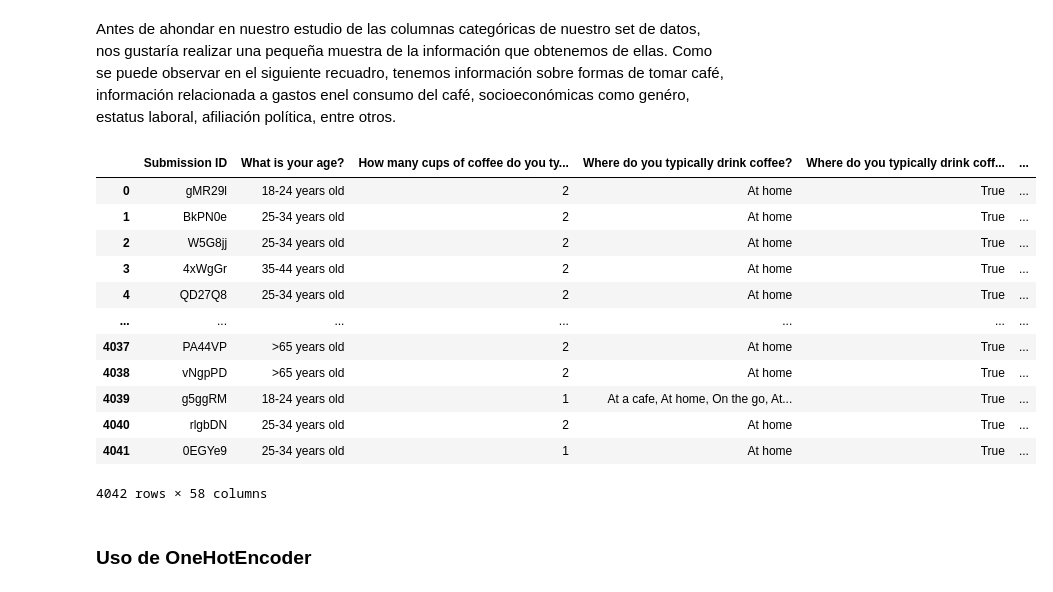
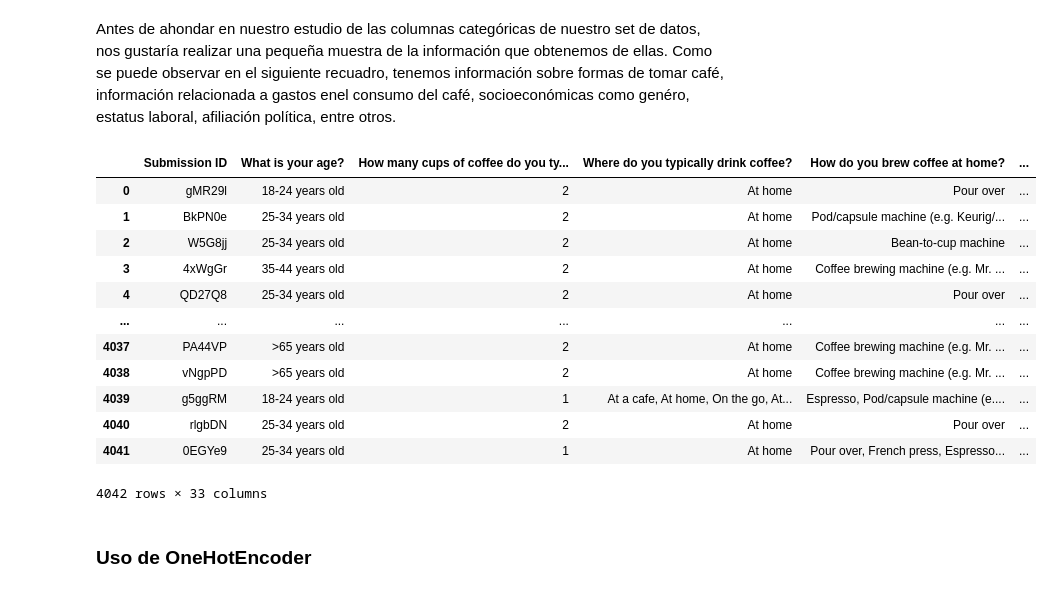
Before and after one commit to gabrielbr19/curso-ml, a Jupyter notebook: tarea1/tarea1_aprendizaje_automatico.ipynb, the cells around one changed output. Saved outputs shown, nothing was run; the diff lists cells and outputs as text; code cells hidden in the pictures.

```diff
--- a/tarea1/tarea1_aprendizaje_automatico.ipynb
+++ b/tarea1/tarea1_aprendizaje_automatico.ipynb
@@ -365,0 +357,11 @@ original_df_wo_columns_nulls_imputate_by_mean = imputate_by_mode(original_df_wit
+# %%
+def imputate_all_by_mode(dataframe):
+    df_copy = dataframe.copy()
+
+    for column in df_copy.columns:
+        mode = df_copy[column].mode()
+        df_copy[column] = df_copy[column].fillna(mode.iloc[0])
+
+    return df_copy
+
+df_a = imputate_all_by_mode(high_null_columns_removed)
@@ -382,19 +388,24 @@ Procedemos a definir una función que nos ayude a escalar los valores de las col
 # %%
 def scale_by_min_max_scaler(dataframe):
     """
-    Escala las columnas numéricas de un DataFrame utilizando MinMaxScaler.
+    Escala todas las columnas numéricas de un DataFrame utilizando MinMaxScaler.
 
     Args:
         dataframe: El DataFrame de pandas.
 
     Returns:
         El DataFrame con las columnas numéricas escaladas.
+    """
+    df_copy = dataframe.copy()
 
-        """
-    df_copy = dataframe.copy()
-    for columna in df_copy.select_dtypes(include=['number']):
-        scaler = MinMaxScaler()
-        df_copy[columna] = scaler.fit_transform(df_copy[[columna]])
+    # Select numerical columns
+    num_cols = df_copy.select_dtypes(include=['number']).columns
+
+    # Initialize a single MinMaxScaler
+    scaler = MinMaxScaler()
+
+    # Apply MinMaxScaler to all numeric columns at once
+    df_copy[num_cols] = scaler.fit_transform(df_copy[num_cols])
 
     return df_copy
 # %% [markdown]
@@ -406,2 +415,4 @@ df_wo_null_columns_mode_min_max_scaled = scale_by_min_max_scaler(original_df_wo_
+# %%
+df_a_min_max_scaled = scale_by_min_max_scaler(df_a)
 # %% [markdown]
 Como resultado de la ejecución anterior, tenemos un nuevo dataset con la transformación realizada. Seguidamente podemos verificar que el escalado fue realizado correctamente.
@@ -513,21 +524,21 @@ show_columns_scaled(original_df_wo_columns_nulls_imputate_by_mean, df_wo_null_co
 # %% [markdown]
 Antes de ahondar en nuestro estudio de las columnas categóricas de nuestro set de datos, nos gustaría realizar una pequeña muestra de  la información que obtenemos de ellas. Como se puede observar en el siguiente recuadro, tenemos información sobre formas de tomar café, información relacionada a gastos enel consumo del café, socioeconómicas como genéro, estatus laboral, afiliación política, entre otros.
 # %%
-df_wo_null_columns_mean_min_max_scaled.select_dtypes(include=['object', 'category'])
+df_a_min_max_scaled.select_dtypes(include=['object', 'category'])
 # %% [output]
-|  | Submission ID | What is your age? | How many cups of coffee do you ty... | Where do you typically drink coffee? | Where do you typically drink coff... | ... |
-| 0 | gMR29l | 18-24 years old | 2 | At home | True | ... |
-| 1 | BkPN0e | 25-34 years old | 2 | At home | True | ... |
-| 2 | W5G8jj | 25-34 years old | 2 | At home | True | ... |
-| 3 | 4xWgGr | 35-44 years old | 2 | At home | True | ... |
-| 4 | QD27Q8 | 25-34 years old | 2 | At home | True | ... |
+|  | Submission ID | What is your age? | How many cups of coffee do you ty... | Where do you typically drink coffee? | How do you brew coffee at home? | ... |
+| 0 | gMR29l | 18-24 years old | 2 | At home | Pour over | ... |
+| 1 | BkPN0e | 25-34 years old | 2 | At home | Pod/capsule machine (e.g. Keurig/... | ... |
+| 2 | W5G8jj | 25-34 years old | 2 | At home | Bean-to-cup machine | ... |
+| 3 | 4xWgGr | 35-44 years old | 2 | At home | Coffee brewing machine (e.g. Mr. ... | ... |
+| 4 | QD27Q8 | 25-34 years old | 2 | At home | Pour over | ... |
 | ... | ... | ... | ... | ... | ... | ... |
-| 4037 | PA44VP | >65 years old | 2 | At home | True | ... |
-| 4038 | vNgpPD | >65 years old | 2 | At home | True | ... |
-| 4039 | g5ggRM | 18-24 years old | 1 | At a cafe, At home, On the go, At... | True | ... |
-| 4040 | rlgbDN | 25-34 years old | 2 | At home | True | ... |
-| 4041 | 0EGYe9 | 25-34 years old | 1 | At home | True | ... |
+| 4037 | PA44VP | >65 years old | 2 | At home | Coffee brewing machine (e.g. Mr. ... | ... |
+| 4038 | vNgpPD | >65 years old | 2 | At home | Coffee brewing machine (e.g. Mr. ... | ... |
+| 4039 | g5ggRM | 18-24 years old | 1 | At a cafe, At home, On the go, At... | Espresso, Pod/capsule machine (e.... | ... |
+| 4040 | rlgbDN | 25-34 years old | 2 | At home | Pour over | ... |
+| 4041 | 0EGYe9 | 25-34 years old | 1 | At home | Pour over, French press, Espresso... | ... |
-4042 rows × 58 columns
+4042 rows × 33 columns
 # %%
 def show_columns_encoded(df_original, df_encoded):
   # Seleccionar solo columnas categóricas
```
Also changed, not shown: parts of 49 cells of this notebook.
